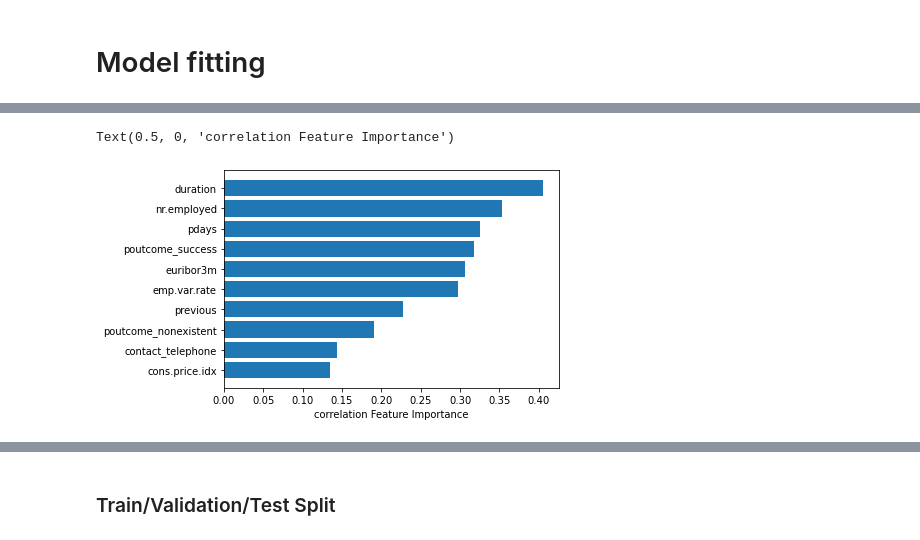
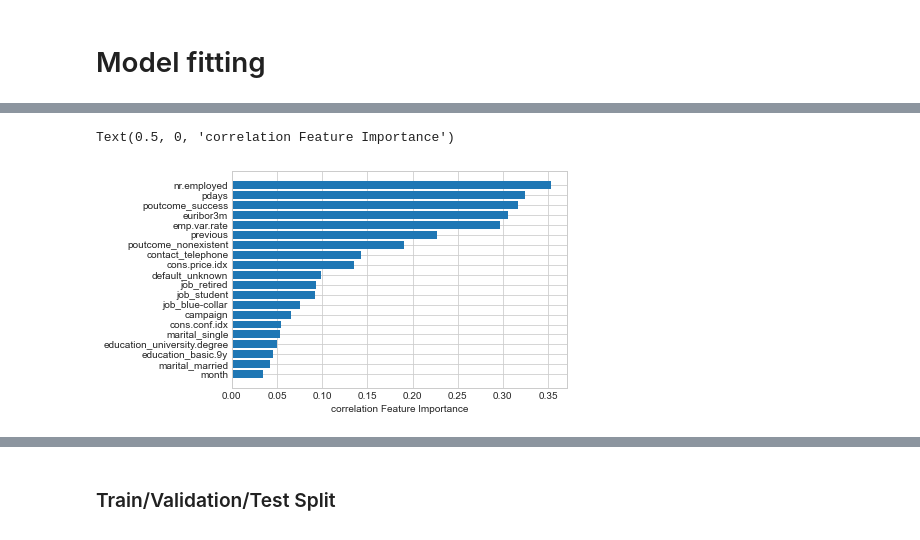
Before and after one commit to Zhaoxing-Wu/UW-Madison-FA21-STAT451, a Jupyter notebook: project.ipynb, the cells around one changed output, grey strips where cells are left out. Drawn from its saved outputs; the diff is of its cells as text; code cells hidden in the pictures.

```diff
--- a/project.ipynb
+++ b/project.ipynb
@@ -79,3 +92,8 @@ campaign             0
 50%        1.100000       93.749000     -41.800000      4.857000   5191.000000
 75%        1.400000       93.994000     -36.400000      4.961000   5228.100000
 max        1.400000       94.767000     -26.900000      5.045000   5228.100000
+# %%
+plt.style.use('seaborn-whitegrid')
+
+df.hist(bins=20, figsize=(14,10), color='#950010')
+plt.show()
@@ -83,0 +140,7 @@ max        1.400000       94.767000     -26.900000      5.045000   5228.100000
+# %%
+# select all the numeric columns
+col_numeric = list(df.select_dtypes(include=[np.number]).columns.values)
+scaler = StandardScaler()
+df[col_numeric] = scaler.fit_transform(df[col_numeric])
+print(df.columns)
+print(df.shape)
@@ -89,4 +162,5 @@ max        1.400000       94.767000     -26.900000      5.045000   5228.100000
 # %%
+df = df.drop('duration', axis=1)
 df = df[df['job'].notna()]
 df = df[df['marital'].notna()]
 df = df[df['housing'].notna()]
@@ -168,12 +333,12 @@ Name: y, dtype: int64
 # %%
-# remove y
-cor = df.corr()['y'][:].drop(df.corr()['y'][:].index[14]).abs()
+# remove y (index 13: HARDCODED!! NEED TO CHANGE!!)
+cor = df.corr()['y'][:].drop(df.corr()['y'][:].index[13]).abs()
 
-sorted_idx = cor.argsort()
+sorted_idx_cor = cor.argsort()
 
-plt.barh(df.drop('y', 1).columns[sorted_idx[-10:]], cor[sorted_idx[-10:]])
+plt.barh(df.drop('y', 1).columns[sorted_idx_cor[-20:]], cor[sorted_idx_cor[-20:]])
 plt.xlabel("correlation Feature Importance")
 # %% [output]
 Text(0.5, 0, 'correlation Feature Importance')
-[figure, old version]
+[figure, new version]
 # %%
```
Also changed, not shown: parts of 84 cells of this notebook.
